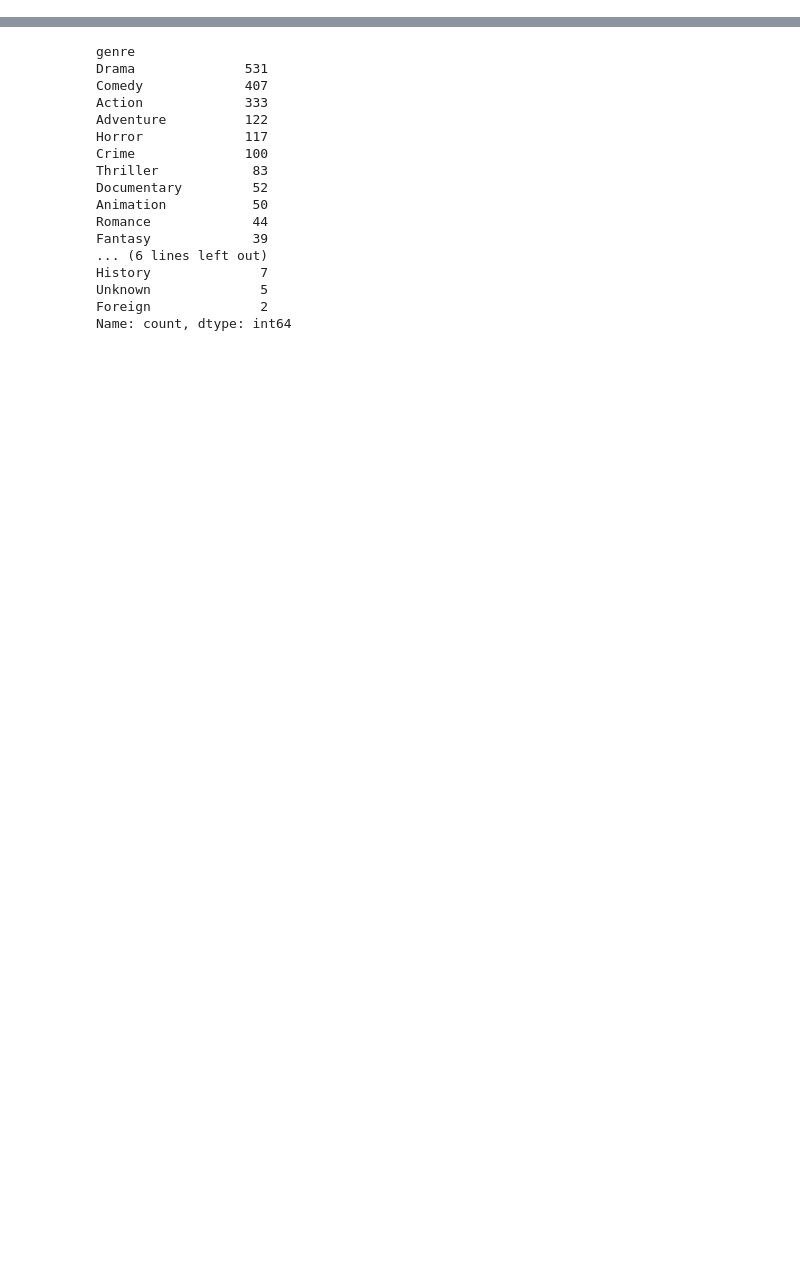
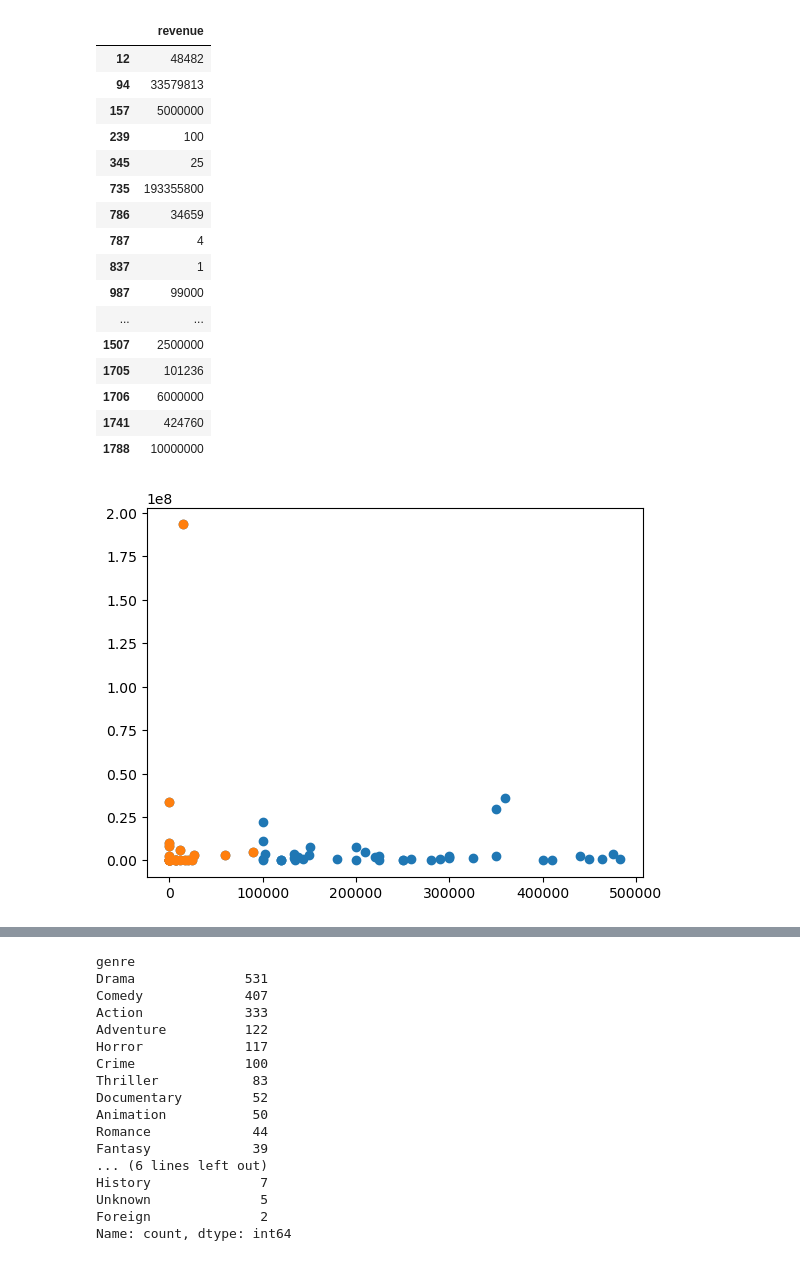
Before and after one commit to Nath-17/Movie-revenue-prediction, a Jupyter notebook: EDA/eda.ipynb, the cells around one changed output, grey strips where cells are left out. Cells and saved outputs as stored; diff of their text form; code cells hidden in the pictures; blank space fills up the shorter version.

```diff
--- a/EDA/eda.ipynb
+++ b/EDA/eda.ipynb
@@ -8,6 +8,48 @@ from xgboost import XGBRegressor
 from sklearn.metrics import mean_squared_error
 from sklearn.preprocessing import OneHotEncoder
 # %%
-X_train = pd.read_csv("data/challenge_train_features.csv", index_col=0)
-y_train = pd.read_csv("data/challenge_train_revenue.csv", index_col=0)
-X_test = pd.read_csv("data/challenge_test_features.csv", index_col=0)
+X_train = pd.read_csv("../data/challenge_train_features.csv", index_col=0)
+y_train = pd.read_csv("../data/challenge_train_revenue.csv", index_col=0)
+X_test = pd.read_csv("../data/challenge_test_features.csv", index_col=0)
+# %%
+
+
+X_train["budget_nonzero"] = X_train["budget"].replace(0, np.nan)
+X_test["budget_nonzero"] = X_test["budget"].replace(0, np.nan)
+
+#afficher le budget_nonzero avec le revenu (ytrain)
+import matplotlib.pyplot as plt
+# plt.scatter(X_train["budget_nonzero"], y_train)
+#afficher pour les budget < 2e6
+# plt.scatter(X_train[X_train["budget_nonzero"]<1e6]["budget_nonzero"], y_train[X_train["budget_nonzero"]<1e6])
+
+
+#afficher pour les budget < 500000
+plt.scatter(X_train[X_train["budget_nonzero"]<5e5]["budget_nonzero"], y_train[X_train["budget_nonzero"]<5e5])
+
+
+#afficher pour les budget < 100000
+plt.scatter(X_train[X_train["budget_nonzero"]<1e5]["budget_nonzero"], y_train[X_train["budget_nonzero"]<1e5])
+
+
+X_train[X_train["budget_nonzero"]<1e5]["budget_nonzero"].describe()
+y_train[X_train["budget_nonzero"]<1e5]
+# %% [output]
+|  | revenue |
+| 12 | 48482 |
+| 94 | 33579813 |
+| 157 | 5000000 |
+| 239 | 100 |
+| 345 | 25 |
+| 735 | 193355800 |
+| 786 | 34659 |
+| 787 | 4 |
+| 837 | 1 |
+| 987 | 99000 |
+| ... | ... |
+| 1507 | 2500000 |
+| 1705 | 101236 |
+| 1706 | 6000000 |
+| 1741 | 424760 |
+| 1788 | 10000000 |
+[figure, added]
```
Also changed, not shown: parts of 9 cells of this notebook, 3 other files.
